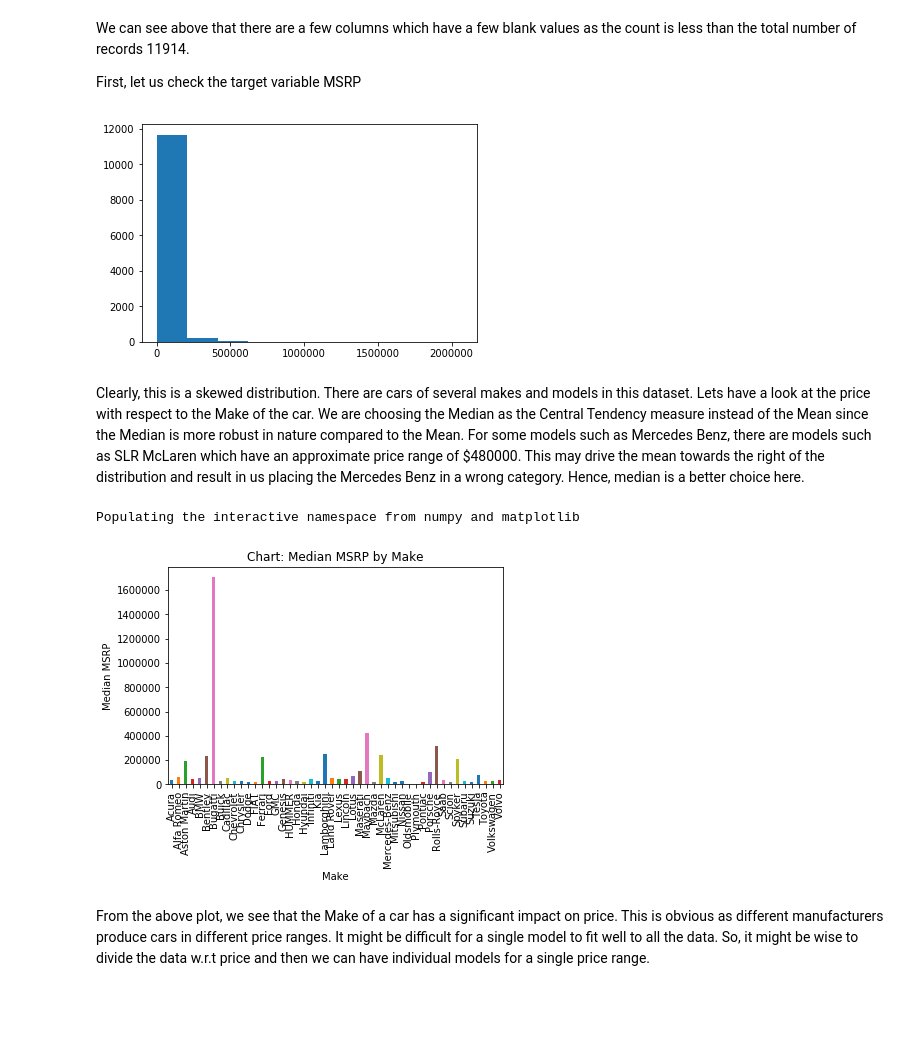
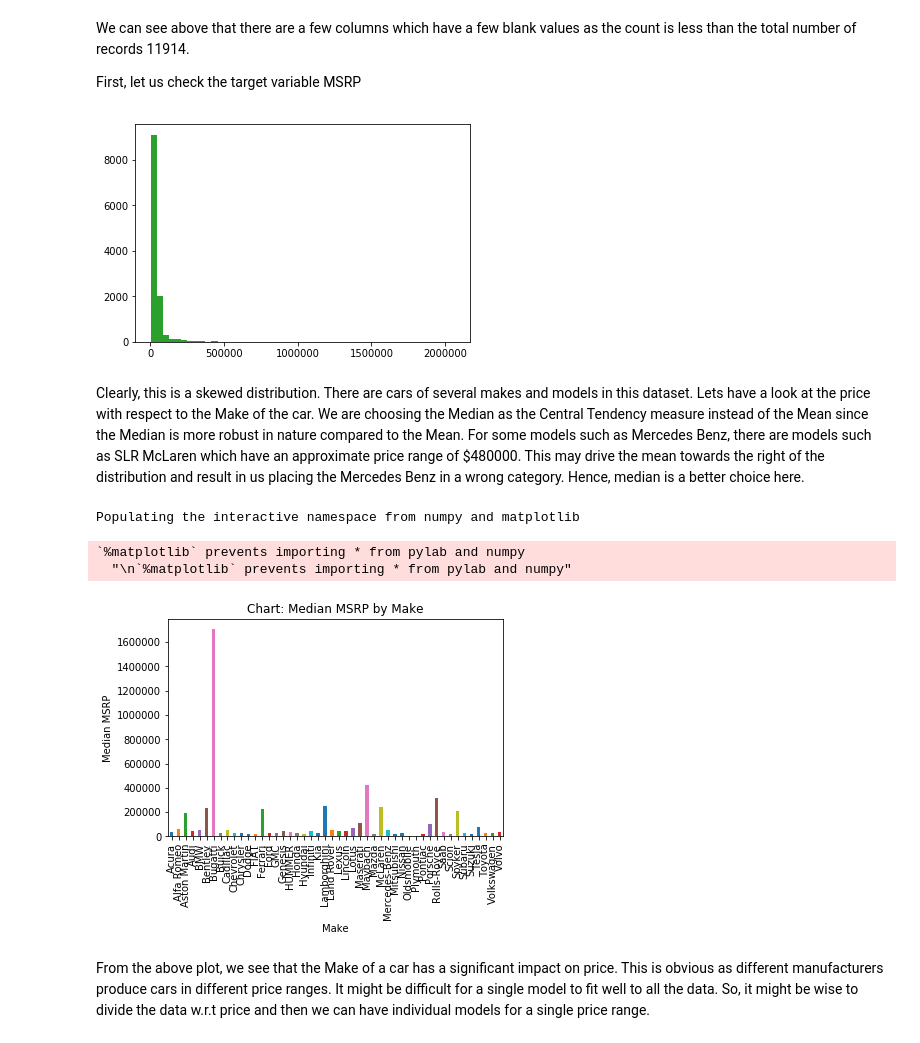
Before and after one commit to anirbankonar123/Hackathon18, a Jupyter notebook: CarPricePredictionAnalysis.ipynb, the cells around one changed output. Saved outputs shown, nothing was run; the diff lists cells and outputs as text; code cells hidden in the pictures; blank space fills up the shorter version.

```diff
--- a/CarPricePredictionAnalysis.ipynb
+++ b/CarPricePredictionAnalysis.ipynb
@@ -15,7 +15,7 @@ from collections import OrderedDict
 # %% [markdown]
 Lets import the dataset and have a look at the first few records.
 # %%
-carSales = pd.read_csv('C:/users/hackuser1/Hackathon18/Hackathon18/Data.csv',sep=",")
+carSales = pd.read_csv('C:/users/hackuser1/Hackathon18/Data.csv',sep=",")
 carSales.head()
 # %% [output]
 |  | Make | Model | Year | Engine Fuel Type | Engine HP | Engine Cylinders | Transmission Type | ... |
@@ -74,10 +81,10 @@ We can see above that there are a few columns which have a few blank values as t
 
 First, let us check the target variable MSRP
 # %%
-plt.hist(carSales['MSRP'])
+ax=plt.hist(carSales['MSRP'],bins=50)
 plt.show()
 # %% [output]
-[figure, old version]
+[figure, new version]
 # %% [markdown]
 Clearly, this is a skewed distribution. There are cars of several makes and models in this dataset. Lets have a look at the price with respect to the Make of the car.  We are choosing the Median as the Central Tendency measure instead of the Mean since the Median is more robust in nature compared to the Mean. For some models such as Mercedes Benz, there are models such as SLR McLaren which have an approximate price range of $480000. This may drive the mean towards the right of the distribution and result in us placing the Mercedes Benz in a wrong category. Hence, median is a better choice here.
 # %%
@@ -89,6 +96,8 @@ pylab.title('Chart: Median MSRP by Make')
 show()
 # %% [output]
 Populating the interactive namespace from numpy and matplotlib
+`%matplotlib` prevents importing * from pylab and numpy
+  "\n`%matplotlib` prevents importing * from pylab and numpy"
 [figure]
 # %% [markdown]
 From the above plot, we see that the Make of a car has a significant impact on price. This is obvious as different manufacturers produce cars in different price ranges. It might be difficult for a single model to fit well to all the data. So, it might be wise to divide the data w.r.t price and then we can have individual models for a single price range.
```
Also changed, not shown: parts of 17 cells of this notebook, 1 other file.
